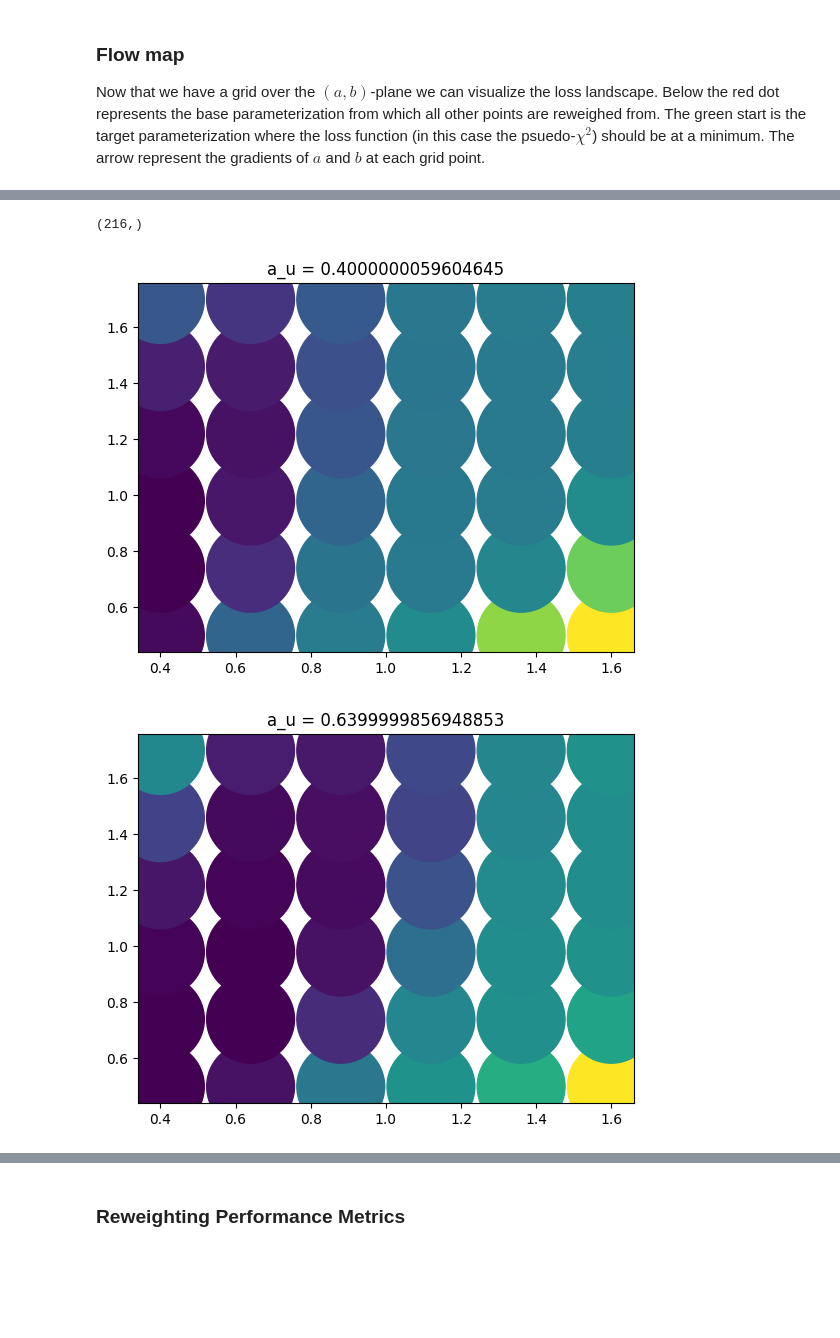
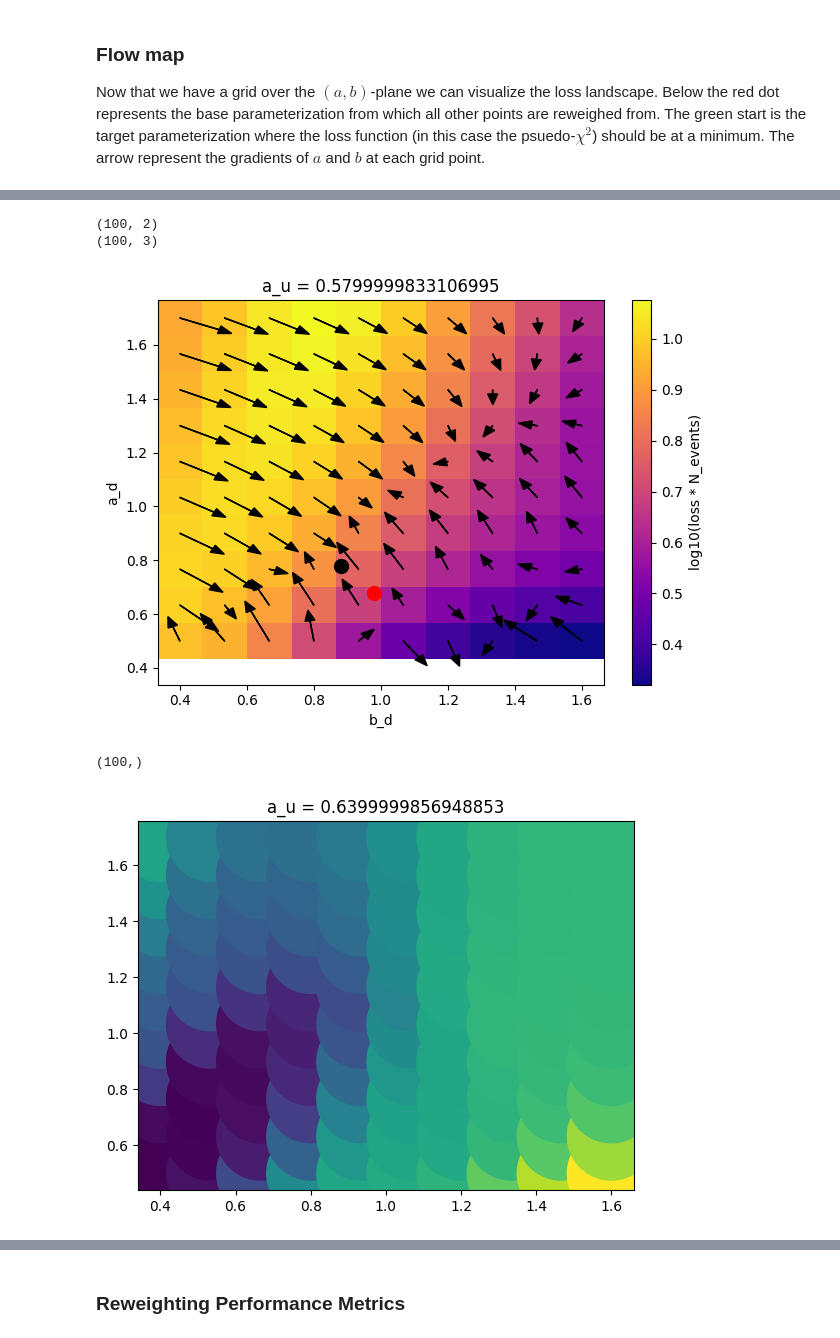
Before and after one commit to tonymenzo/RSA, a Jupyter notebook: src/RSA_nD_flow_map.ipynb, the cells around one changed output, grey strips where cells are left out. Saved outputs shown, nothing was run; the diff lists cells and outputs as text; code cells hidden in the pictures; blank space fills up the shorter version.

```diff
--- a/src/RSA_nD_flow_map.ipynb
+++ b/src/RSA_nD_flow_map.ipynb
@@ -47,6 +73,6 @@ def a_b_c_grid(x_range, y_range, z_range, n_points):
 # %%
 # Paths to the datasets
-exp_hadrons_PATH       = '/pscratch/sd/l/ljpuslar/RSA/RSA/data/structured_data/pgun_uubar_allhad_a0.68_b0.98_aD0.04_aU-0.04_aS0_aC0_aB0_aH0.97_bD0.88_bU0.98_bS0.98_bC0.98_bB0.98_bH0.98_sigma_0.335_N_1.0e+05_hadrons.npy'
+exp_hadrons_PATH       = '/pscratch/sd/l/ljpuslar/RSA/RSA/data/structured_data/pgun_uubar_allhad_a0.68_b0.98_aD0.1_aU-0.1_aS0_aC0_aB0_aH0.97_bD0.88_bU0.98_bS0.98_bC0.98_bB0.98_bH0.98_sigma_0.335_N_1.0e+05_hadrons.npy'
 # exp_hadrons_PATH       = '../data/structured_data/pgun_qqbar_hadrons_a_0.68_b_0.98_sigma_0.335_N_1e4.npy'
 sim_hadrons_PATH       = '/pscratch/sd/l/ljpuslar/RSA/RSA/data/structured_data/pgun_uubar_allhad_a0.68_b0.98_aD0_aU0_aS0_aC0_aB0_aH0.97_bD0.98_bU0.98_bS0.98_bC0.98_bB0.98_bH0.98_sigma_0.335_N_1.0e+05_hadrons.npy'
 # sim_hadrons_PATH       = '../data/structured_data/pgun_qqbar_hadrons_a_0.72_b_0.88_sigma_0.335_N_1e4.npy'
@@ -69,7 +95,7 @@ print('Simulated z shape:', sim_accept_reject.shape)
 print('Simulated fPrel shape:', sim_fPrel.shape)
 
 # Restrict to a subset of the full dataset (for memory)
-N_events = int(500)
+N_events = int(100)
 
 # Extract the hadron multiplicity
 exp_mult = np.array([len(exp_hadrons[i,:][np.abs(exp_hadrons[i,:,0]) > 0.0]) for i in range(N_events)])
@@ -392,0 +431,56 @@ FileNotFoundError: [Errno 2] No such file or directory: '/pscratch/sd/l/ljpuslar
+# %%
+import numpy as np
+import matplotlib.pyplot as plt
+
+# Extract unique values for au
+aus = np.unique(a_b_c[:, 2])
+scale = 3e1
+for a_value in aus:
+    plt.figure()
+
+    # Mask for current au slice
+    mask = a_b_c[:, 2] == a_value
+    ad = a_b_c[mask, 0]
+    bd = a_b_c[mask, 1]
+    ad_bd = np.vstack([ad,bd]).T
+    a_b_grad_plot = a_b_gradients[mask]
+    print(ad_bd.shape)
+    print(a_b_grad_plot.shape)
+    # loss_plot = np.log10((loss_grid))[mask]
+    loss_plot = ((mu))[mask][:,0]
+
+    # Get unique sorted grid values
+    ad_unique = np.unique(ad)
+    bd_unique = np.unique(bd)
+    ad_grid, bd_grid = np.meshgrid(ad_unique, bd_unique, indexing='ij')
+    # ad_grid, bd_grid = np.meshgrid(ad, bd, indexing='ij')
+    # print(ad_grid.shape)
+    # print(ad_grid.shape)
+
+    # Reshape the loss values to fit the 2D grid
+    loss_2d = loss_plot.reshape(len(ad_unique), len(bd_unique))
+    # loss_2d -= (np.min(loss_2d))
+    # loss_2d = np.log(loss_2d + 1e-1)
+
+    # Plot
+    # plt.imshow(loss_2d, origin='lower', aspect='auto',
+    #            cmap='plasma')
+    cmap = plt.get_cmap('plasma')
+    pc = plt.pcolormesh(ad_grid, bd_grid, loss_2d, shading='auto', cmap=cmap)
+
+    for point, gradient in zip(ad_bd, a_b_gradients):
+        plt.arrow(point[0], point[1], -gradient[0]/scale, -gradient[1]/scale, head_width=0.03, head_length=0.04, fc='k', ec='k')
+    plt.plot(0.98, 0.68, marker='o', color='red', markersize=10, zorder=5)
+    plt.plot(0.88, 0.78, marker='o', color='black', markersize=10, zorder=5)
+
+
+    plt.colorbar(label='log10(loss * N_events)')
+    plt.title(f'a_u = {a_value}')
+    plt.xlabel('b_d')
+    plt.ylabel('a_d')
+    plt.tight_layout()
+    plt.show()
+# %% [output]
+(100, 2)
+(100, 3)
+[figure, added]
@@ -393,6 +539,6 @@ FileNotFoundError: [Errno 2] No such file or directory: '/pscratch/sd/l/ljpuslar
 # %%
 # Clone a_b_init into numpy array
-a_b_c = ad_au_bd_init.detach().numpy()
+a_b_c = ad_bd_au_init.detach().numpy()
 
 import matplotlib.pyplot as plt
 import matplotlib.colors as mcolors
@@ -407,33 +553,32 @@ print(magnitudes.shape)
 # np.save('/pscratch/sd/l/ljpuslar/RSA/RSA/src/temp_results/Flow_map_nD/magnitudes_1',magnitudes)
 # np.save('/pscratch/sd/l/ljpuslar/RSA/RSA/src/temp_results/Flow_map_nD/gradients_1',a_b_gradients)
 # np.save('/pscratch/sd/l/ljpuslar/RSA/RSA/src/temp_results/Flow_map_nD/ad_bd_au_1',a_b_c)
 # np.save('/pscratch/sd/l/ljpuslar/RSA/RSA/src/temp_results/Flow_map_nD/loss_grid_1',loss_grid)
 # np.save('/pscratch/sd/l/ljpuslar/RSA/RSA/src/temp_results/Flow_map_nD/metrics_1',metrics)
 aus = np.unique(a_b_c[:,2])
 for a_value in aus:
     plt.figure()
 
     au = a_b_c[:,2]
     ad = a_b_c[:,0][np.where(au == a_value)]
     bd = a_b_c[:,1][np.where(au == a_value)]
     magnitudes_plot = magnitudes[np.where(au == a_value)]
     loss_plot = np.log10((loss_grid * N_events))[np.where(au == a_value)]
 
     # print(ad.shape)
     # print(bd.shape)
     # print(magnitudes_plot.shape)
 
     g1,g2,g3 =  -a_b_gradients[:,0], -a_b_gradients[:,1], -a_b_gradients[:,2],
     scale = 20
     # ax.quiver(ad,bd,au,g1/scale,g2/scale,g3/scale)
     # sc = ax.scatter(ad, bd, au, c=magnitudes, cmap='plasma', s=20)  # 's' is size, 'c' is color
     # sc = ax.scatter(ad, bd, au, c=np.log10((loss_grid * N_events)), cmap='plasma', s=20)  # 's' is size, 'c' is color
     plt.title(f'a_u = {a_value}')
     plt.scatter(ad,bd,c=loss_plot,s=4000)
 
 # ax.scatter(0.68,0.98,0.68, label = 'base', c= 'black', s=50)
 # ax.scatter(0.78,0.88,0.58, label = 'target', c='black', s=50)
 # %% [output]
-(216,)
+(100,)
-[figure, old version]
+[figure, new version]
-[figure, removed]
```
Also changed, not shown: parts of 10 cells of this notebook, 19 other files.
